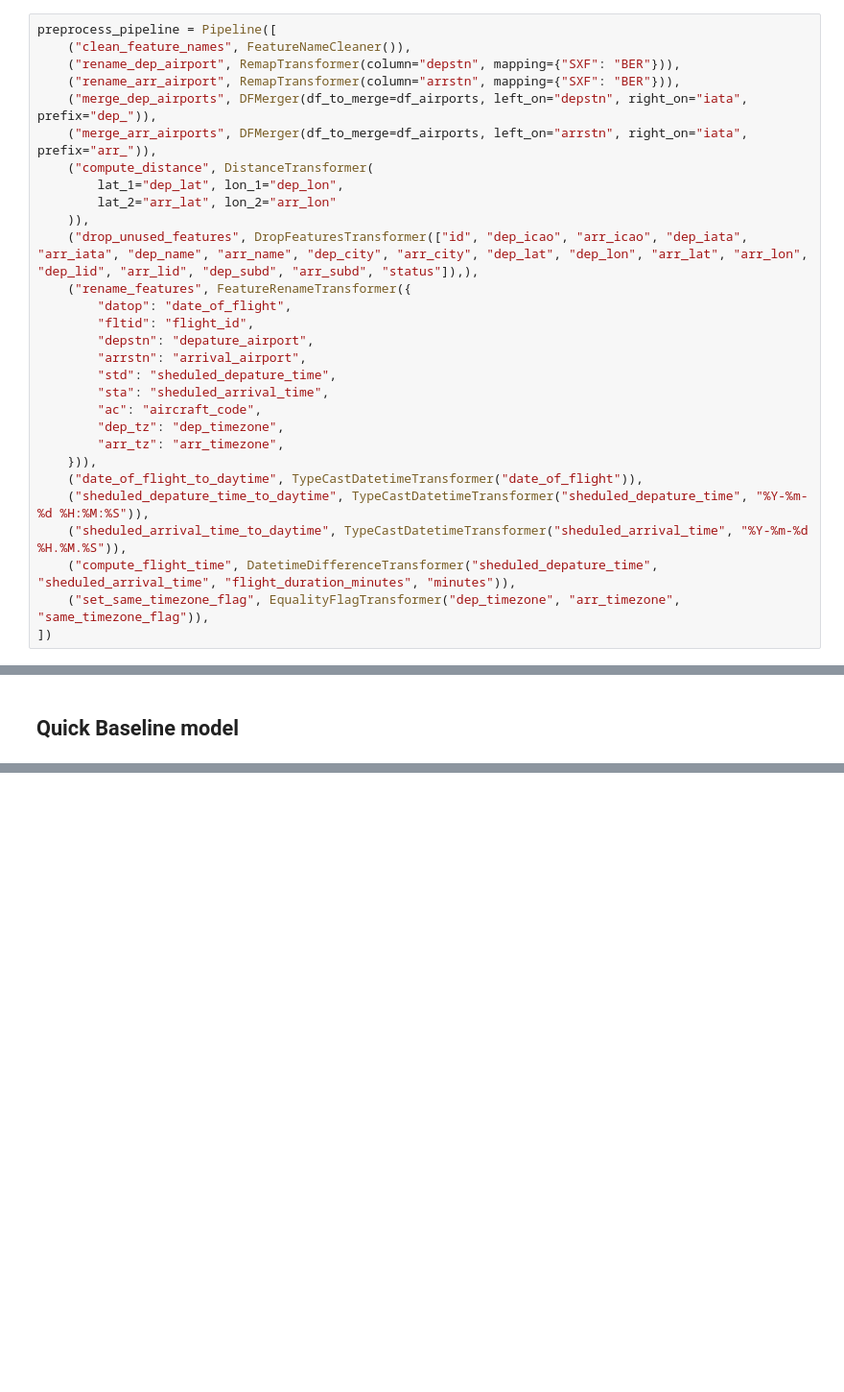
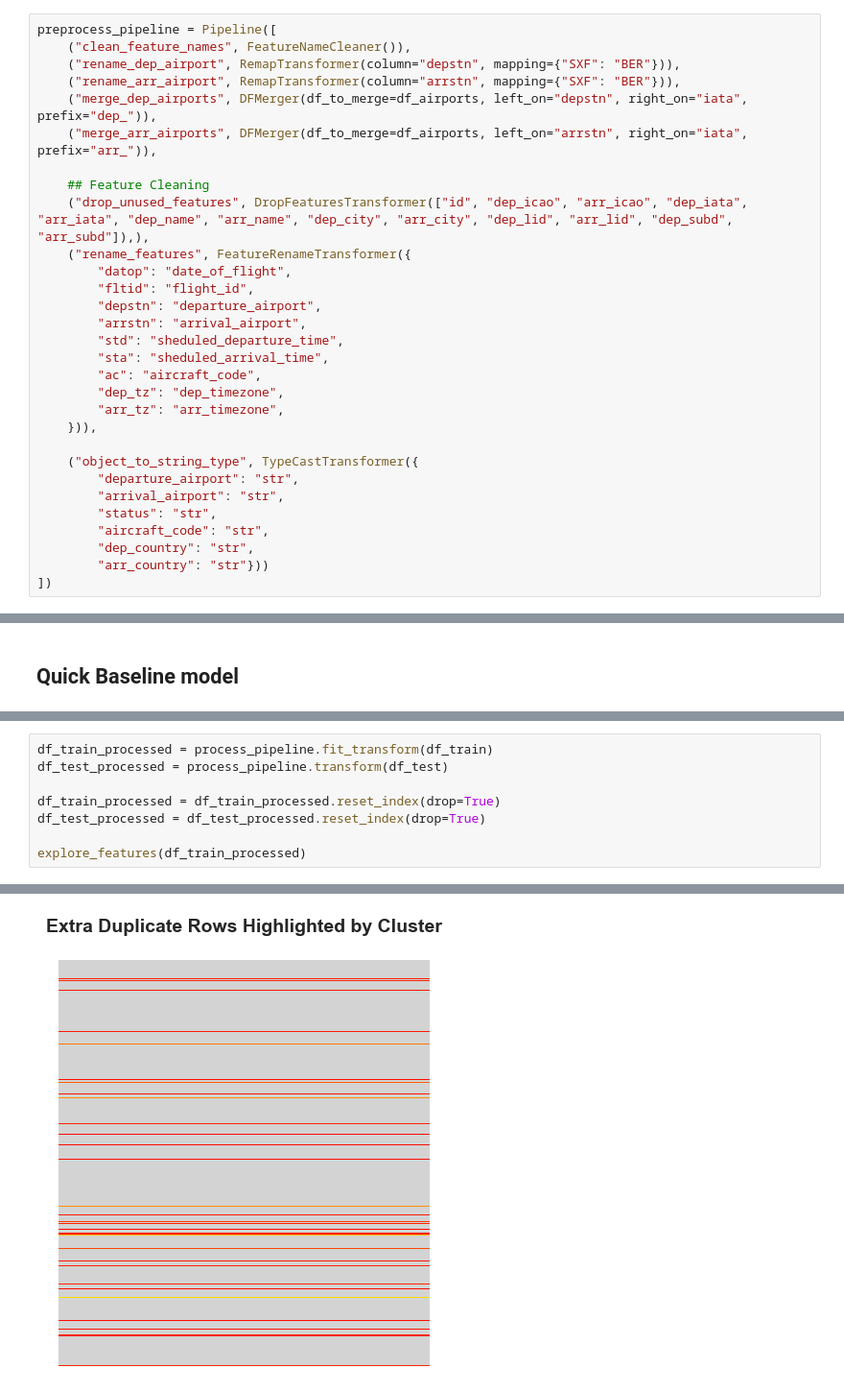
Before and after one commit to Johannes-Kutsch/flight-delay-prediction-challenge, a Jupyter notebook: Notebooks_Personal/Johannes.ipynb, the cells around one changed output, grey strips where cells are left out. Shown at 96% size. Cells and saved outputs as stored; diff of their text form; blank space fills up the shorter version.

```diff
--- a/Notebooks_Personal/Johannes.ipynb
+++ b/Notebooks_Personal/Johannes.ipynb
@@ -120,27 +134,28 @@ preprocess_pipeline = Pipeline([
     ("rename_arr_airport", RemapTransformer(column="arrstn", mapping={"SXF": "BER"})),
     ("merge_dep_airports", DFMerger(df_to_merge=df_airports, left_on="depstn", right_on="iata", prefix="dep_")),
     ("merge_arr_airports", DFMerger(df_to_merge=df_airports, left_on="arrstn", right_on="iata", prefix="arr_")),
-    ("compute_distance", DistanceTransformer(
-        lat_1="dep_lat", lon_1="dep_lon",
-        lat_2="arr_lat", lon_2="arr_lon"
-    )),
-    ("drop_unused_features", DropFeaturesTransformer(["id", "dep_icao", "arr_icao", "dep_iata", "arr_iata", "dep_name", "arr_name", "dep_city", "arr_city", "dep_lat", "dep_lon", "arr_lat", "arr_lon", "dep_lid", "arr_lid", "dep_subd", "arr_subd", "status"]),),
+
+    ## Feature Cleaning
+    ("drop_unused_features", DropFeaturesTransformer(["id", "dep_icao", "arr_icao", "dep_iata", "arr_iata", "dep_name", "arr_name", "dep_city", "arr_city", "dep_lid", "arr_lid", "dep_subd", "arr_subd"]),),
     ("rename_features", FeatureRenameTransformer({
         "datop": "date_of_flight",
         "fltid": "flight_id",
-        "depstn": "depature_airport",
+        "depstn": "departure_airport",
         "arrstn": "arrival_airport",
-        "std": "sheduled_depature_time",
+        "std": "sheduled_departure_time",
         "sta": "sheduled_arrival_time",
         "ac": "aircraft_code",
         "dep_tz": "dep_timezone",
         "arr_tz": "arr_timezone",
     })),
-    ("date_of_flight_to_daytime", TypeCastDatetimeTransformer("date_of_flight")),
-    ("sheduled_depature_time_to_daytime", TypeCastDatetimeTransformer("sheduled_depature_time", "%Y-%m-%d %H:%M:%S")),
-    ("sheduled_arrival_time_to_daytime", TypeCastDatetimeTransformer("sheduled_arrival_time", "%Y-%m-%d %H.%M.%S")),
-    ("compute_flight_time", DatetimeDifferenceTransformer("sheduled_depature_time", "sheduled_arrival_time", "flight_duration_minutes", "minutes")),
-    ("set_same_timezone_flag", EqualityFlagTransformer("dep_timezone", "arr_timezone", "same_timezone_flag")),
+
+    ("object_to_string_type", TypeCastTransformer({
+        "departure_airport": "str",
+        "arrival_airport": "str",
+        "status": "str",
+        "aircraft_code": "str",
+        "dep_country": "str",
+        "arr_country": "str"}))
 ])
 # %%
 df_train_preprocessed = preprocess_pipeline.fit_transform(df_train)
@@ -233,0 +317,9 @@ RMSE Baseline: 117.548
+# %%
+df_train_processed = process_pipeline.fit_transform(df_train)
+df_test_processed = process_pipeline.transform(df_test)
+
+df_train_processed = df_train_processed.reset_index(drop=True)
+df_test_processed = df_test_processed.reset_index(drop=True)
+
+explore_features(df_train_processed)
+# %% [output]
@@ -233,0 +346 @@ RMSE Baseline: 117.548
+[figure, added]
```
Also changed, not shown: parts of 16 cells of this notebook, 5 other files.
